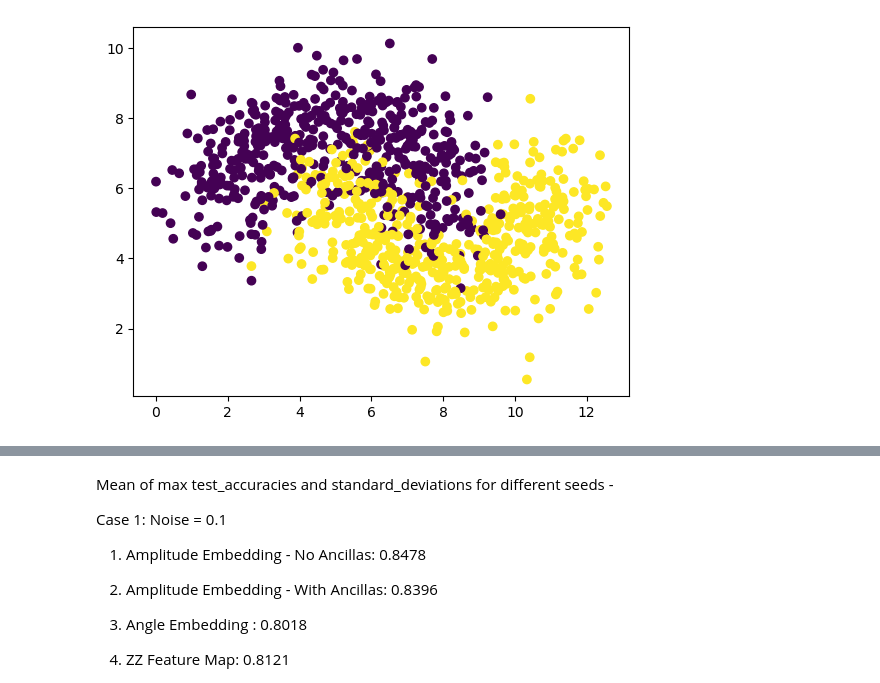
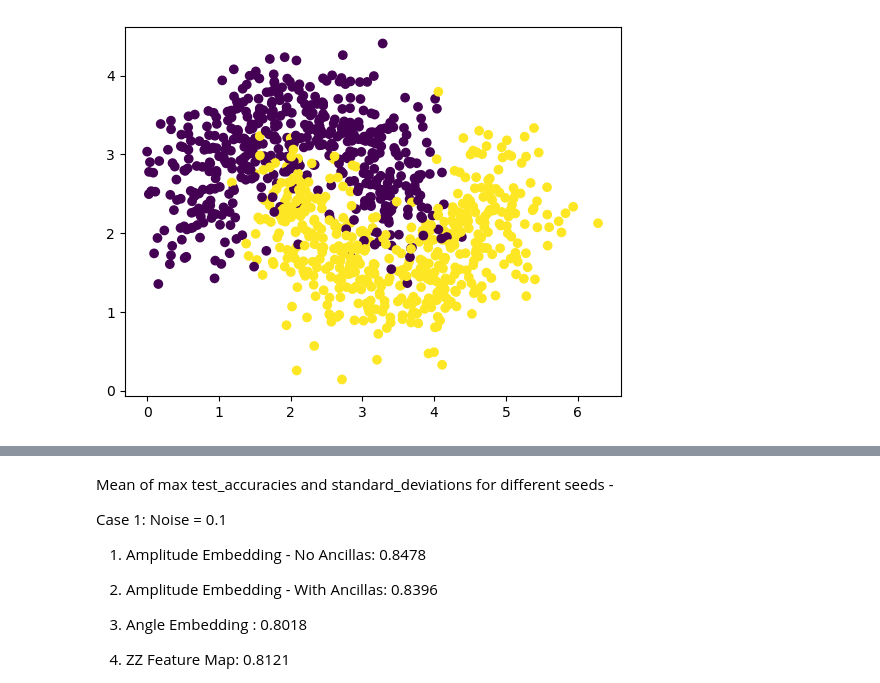
Before and after one commit to Ak-ash22/qcbm_hiwi, a Jupyter notebook: vqc_moons/vqc_moons_vitor.ipynb, the cells around one changed output, grey strips where cells are left out. Cells and saved outputs as stored; diff of their text form; code cells hidden in the pictures.

```diff
--- a/vqc_moons/vqc_moons_vitor.ipynb
+++ b/vqc_moons/vqc_moons_vitor.ipynb
@@ -29,36 +29,36 @@ torch.set_default_dtype(dtype)
 dataset['train_input'] = torch.from_numpy(train_input).type(dtype).to(device)
 dataset['test_input'] = torch.from_numpy(test_input).type(dtype).to(device)
 dataset['train_label'] = torch.from_numpy(train_label[:, None]).type(dtype).to(device)
 dataset['test_label'] = torch.from_numpy(test_label[:, None]).type(dtype).to(device)
 
 # Visualize the dataset
 X = dataset['train_input']
 y = dataset['train_label']
 
 x_min = torch.min(X)
 x_max = torch.max(X)
 
-X = (4*math.pi*(X - x_min)) / (x_max - x_min)
+X = (2*math.pi*(X - x_min)) / (x_max - x_min)
 
 plt.scatter(X[:,0].cpu().detach().numpy(), X[:,1].cpu().detach().numpy(), c=y[:,0].cpu().detach().numpy())
 plt.show()
 
 
 batch_size = 100
 # g = torch.Generator().manual_seed(SEED)
 train_loader = torch.utils.data.DataLoader(list(zip(X, y)), batch_size=batch_size, shuffle=True)
 
 
 X_test = dataset['test_input']
 Y_test = dataset['test_label']
 
 x_min = torch.min(X_test)
 x_max = torch.max(X_test)
-X_test = (4*math.pi*(X_test - x_min)) / (x_max - x_min)
+X_test = (2*math.pi*(X_test - x_min)) / (x_max - x_min)
 
 test_loader = torch.utils.data.DataLoader(list(zip(X_test, Y_test)), batch_size=batch_size, shuffle=False)
 # %% [output]
-[figure, old version]
+[figure, new version]
 # %%
 n_qubits = 4
 total_qubits = 4    ##### Change this to 8 if u want to use the ancillas
```
Also changed, not shown: parts of 5 cells of this notebook, 5 other files.
